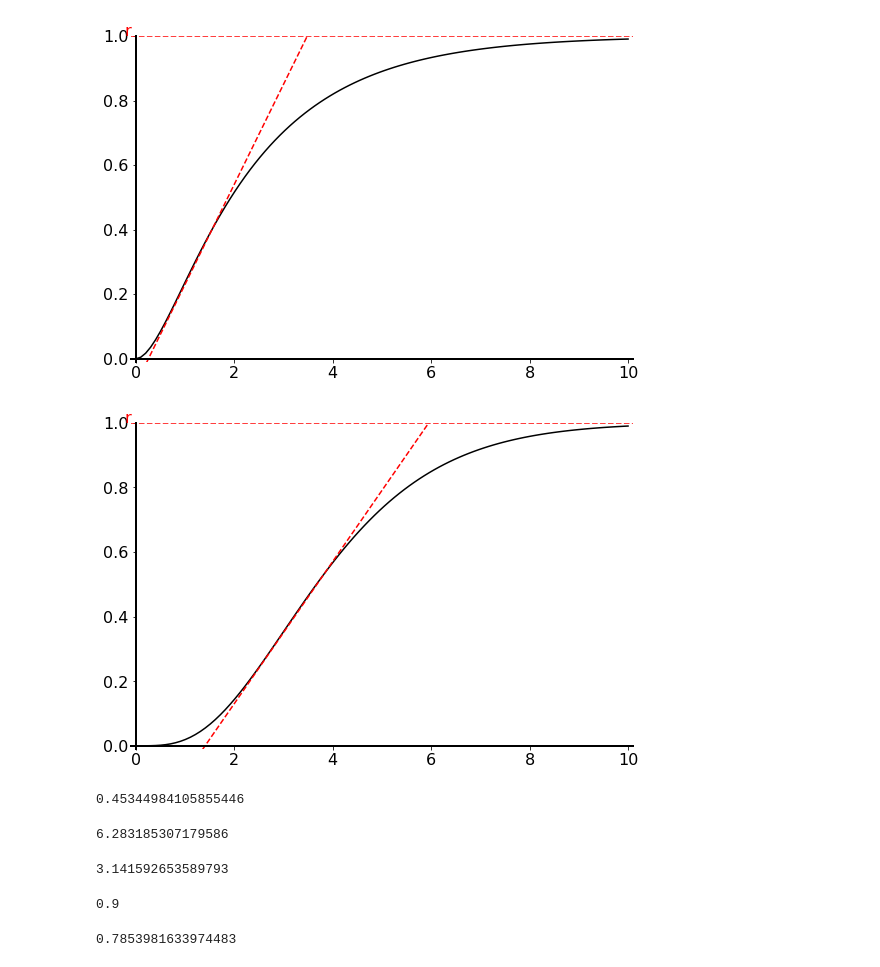
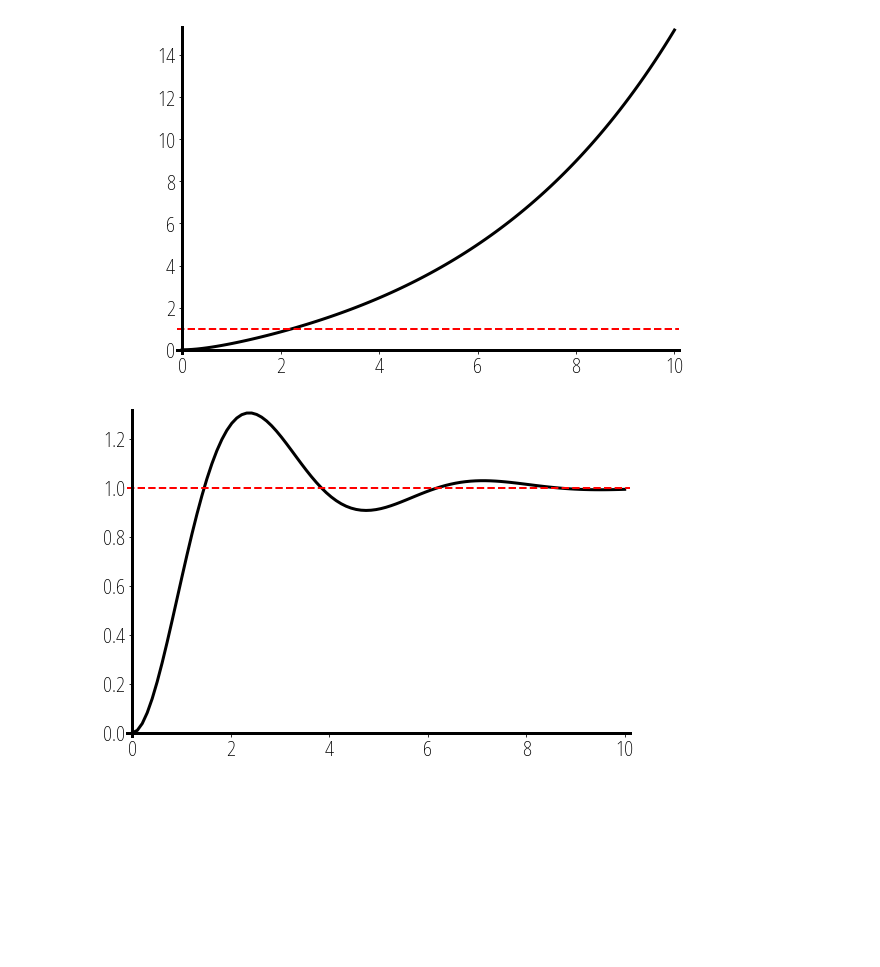
Before and after one commit to cad3na/JupyterNotebooks, a Jupyter notebook: Python/Graficacion/Graficas estabilidad.ipynb, the cells around one changed output. Cells and saved outputs as stored; diff of their text form; code cells hidden in the pictures; blank space fills up the shorter version.

Commit message:
Se trabaja en control, robotica y graficas

```diff
--- a/Python/Graficacion/Graficas estabilidad.ipynb
+++ b/Python/Graficacion/Graficas estabilidad.ipynb
@@ -3,0 +6,4 @@ from matplotlib.pyplot import figure, gcf
+# %%
+x0, xf = 2, 10
+dx = 0.4
+linspace(x0, xf, int((xf - x0)/dx + 1))
@@ -4,22 +13,32 @@ from matplotlib.pyplot import figure, gcf
 # %%
-def graficar(xs, ys, cursores_x={}, cursores_y={}, asintota=[], tamaño=(9, 6), imprimir_etiquetas=True, archivo=""):
+def graficar(xs, ys, cursores_x={}, cursores_y={}, asintota=[], tamaño=(9, 6), imprimir_etiquetas=True, grid_x=0, grid_y=0, archivo=""):
+
+    def imprimir_grid_x(x0, xf, dx, margenes_y, axis):
+        posiciones_x = linspace(x0, xf, int((xf - x0)/dx + 1))
+        for pos in posiciones_x:
+            axis.plot([pos, pos], [margenes_y[0], margenes_y[1]], ':k', linewidth=0.5)
+
+    def imprimir_grid_y(y0, yf, dy, margenes_x, axis):
+        posiciones_y = linspace(y0, yf, int((yf - y0)/dy + 1))
+        for pos in posiciones_y:
+            axis.plot([margenes_x[0], margenes_x[1]], [pos, pos], ':k', linewidth=0.5)
 
     def imprimir_cursores(cursores, margenes, eje, axis, δ):
         etiquetas = cursores.keys()
         if eje is "x":
             for etiqueta in etiquetas:
                 valor = cursores[etiqueta]
-                axis.plot([valor, valor], [margenes[0], margenes[1]], '--r')
+                axis.plot([valor, valor], [margenes[0], margenes[1]], '--r', linewidth=2.0)
                 axis.text(valor, -δ, etiqueta, color='red')
         if eje is "y":
             for etiqueta in etiquetas:
                 valor = cursores[etiqueta]
-                axis.plot([margenes[0], margenes[1]], [valor, valor], '--r')
+                axis.plot([margenes[0], margenes[1]], [valor, valor], '--r', linewidth=2.0)
                 axis.text(-10*δ, valor, etiqueta, horizontalalignment="right", color='red')
 
     from matplotlib.pyplot import figure
     from matplotlib import rc
-    rc('font',**{'family':'sans-serif','sans-serif':['Noto Sans'], 'size':16.0})
+    rc('font',**{'family':'sans-serif','sans-serif':['Noto Sans'], 'size':20.0})
     #rc('font',**{'family':'serif','serif':['Palatino'], 'size':14.0})
     #rc('text', usetex=True)
 
@@ -40,16 +59,16 @@ def graficar(xs, ys, cursores_x={}, cursores_y={}, asintota=[], tamaño=(9, 6),
     ax.axes.spines["left"].set_position("zero")
     #ax.axes.spines["left"].set_axisline_style("->")
     ax.axes.spines["bottom"].set_position("zero")
-    ax.spines["left"].set_linewidth(2)
-    ax.spines["bottom"].set_linewidth(2)
+    ax.spines["left"].set_linewidth(3)
+    ax.spines["bottom"].set_linewidth(3)
 
-    ax.plot(xs, ys, 'k')
+    ax.plot(xs, ys, 'k',linewidth=3.0)
     ax.axes.set_xlim(margenes_x[0], margenes_x[1])
     ax.axes.set_ylim(margenes_y[0], margenes_y[1])
     fig.canvas.draw()
 
     if len(asintota) > 0:
-        ax.plot(asintota[0], asintota[1], "--r")
+        ax.plot(asintota[0], asintota[1], "--r", linewidth=2.0)
 
     #for direction in ["xzero", "yzero"]:
     #    ax.axis[direction].set_visible(True)
@@ -64,6 +83,11 @@ def graficar(xs, ys, cursores_x={}, cursores_y={}, asintota=[], tamaño=(9, 6),
     if len(cursores_y) > 0:
         imprimir_cursores(cursores_y, margenes_x, "y", ax, δy)
 
+    if grid_x > 0:
+        imprimir_grid_x(min(xs), max(xs), abs(max(xs) - min(xs))/grid_x, margenes_y, ax)
+    if grid_y > 0:
+        imprimir_grid_y(min(ys), max(ys), abs(max(ys) - min(ys))/grid_y, margenes_x, ax)
+
     labels = ax.xaxis.get_ticklabels()
     for label in labels:
         if label.get_text() == r'$0$' or label.get_text() == r'$0.0$':
@@ -92,18 +123,14 @@ ax2 = graficar(t,y, asintota=[t,ya], archivo="est_exp.png")
 # %%
-G = tf([1],[1, 2.5, 1])
+G = tf([1],[1, 2, -0.5])
 t = linspace(0, 10, 100)
 t,y = step_response(G, t)
-asin = lambda x: 0.31*x-0.08
-ya = asin(t)
-ax3 = graficar(t,y, cursores_y={r"r":1}, asintota=[t, ya], archivo="sint-esc1.png")
+ax2 = graficar(t, y, cursores_y={r" ":1}, archivo="inestable.png")
 # %% [output]
-[figure, old version]
+[figure, new version]
 # %%
-G = tf([1],[1, 4, 6, 4, 1])
+G = tf([2],[1, 1, 2])
 t = linspace(0, 10, 100)
 t,y = step_response(G, t)
-asin = lambda x: 0.22*x-0.31
-ya = asin(t)
-ax3 = graficar(t,y, cursores_y={r"r":1}, asintota=[t, ya], archivo="sint-esc2.png")
+ax2 = graficar(t, y, cursores_y={r" ":1}, archivo="estable.png")
 # %% [output]
-[figure, old version]
+[figure, new version]
@@ -112,20 +136,0 @@ from numpy import sqrt, pi
-# %%
-0.125*2*pi/sqrt(3)
-# %% [output]
-0.45344984105855446
-# %%
-2*pi
-# %% [output]
-6.283185307179586
-# %%
-2*pi/2
-# %% [output]
-3.141592653589793
-# %%
-2*.45
-# %% [output]
-0.9
-# %%
-pi/4
-# %% [output]
-0.7853981633974483
```
Also changed, not shown: parts of 9 cells of this notebook, 47 other files.
